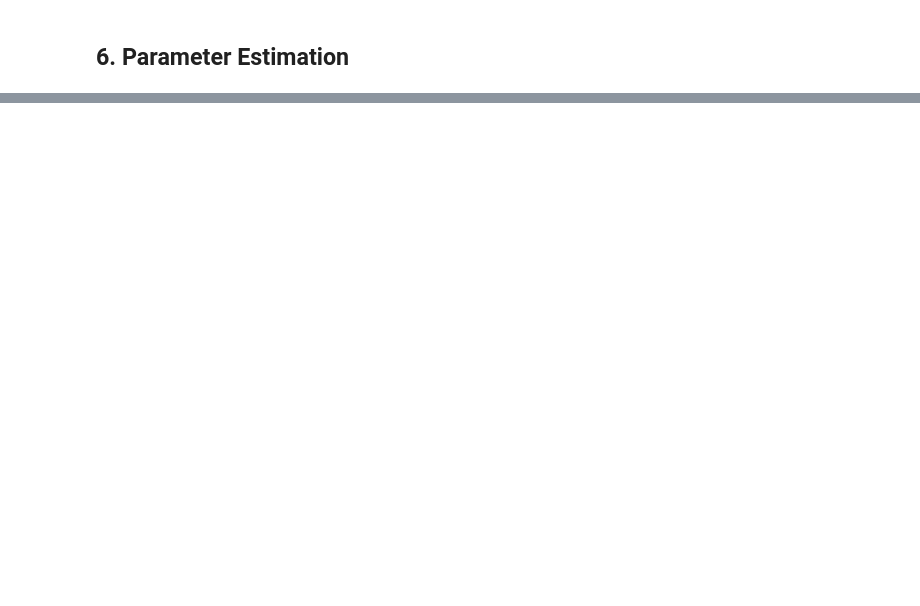
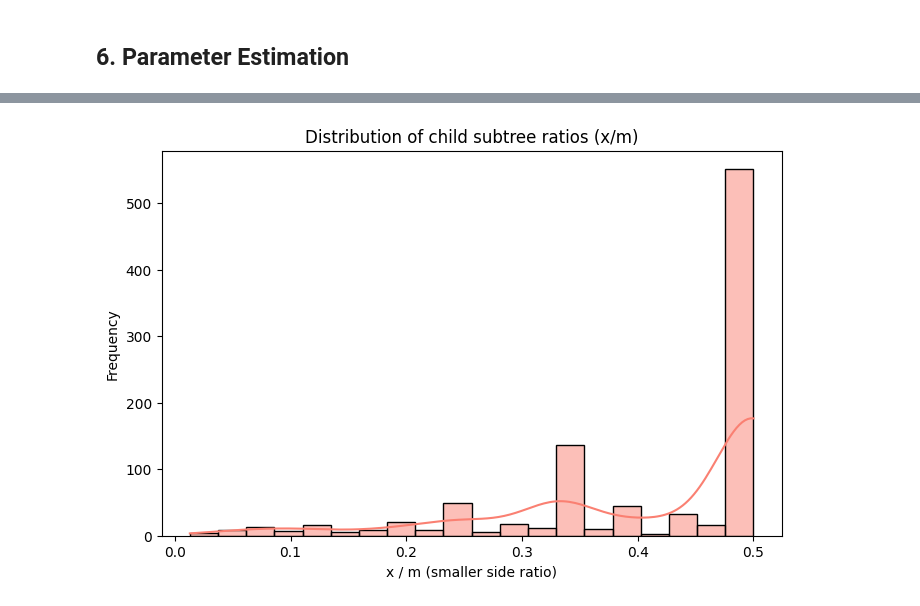
Before and after one commit to yjc-kr/Research, a Jupyter notebook: Polytomy/Codes/ipynb/Polytomy Resolver (C elegans).ipynb, the cells around one changed output, grey strips where cells are left out. Saved outputs shown, nothing was run; the diff lists cells and outputs as text; code cells hidden in the pictures; blank space fills up the shorter version.

```diff
--- a/Polytomy/Codes/ipynb/Polytomy Resolver (C elegans).ipynb
+++ b/Polytomy/Codes/ipynb/Polytomy Resolver (C elegans).ipynb
@@ -2340,0 +2318,56 @@ plt.show()
+# %%
+def resolve_polytomy(clade):
+    """Polytomy를 binary로 변환"""
+    if clade.is_terminal():
+        return
+
+    while len(clade.clades) > 2:
+        # 두 개 자식만 남기고 나머지는 새로운 내부 노드로 묶기
+        first = clade.clades.pop(0)
+        second = clade.clades.pop(0)
+        new_internal = Clade()
+        new_internal.clades = [first, second]
+        clade.clades.insert(0, new_internal)
+
+    # 재귀 적용
+    for child in clade.clades:
+        resolve_polytomy(child)
+# %%
+from Bio import Phylo
+import matplotlib.pyplot as plt
+import seaborn as sns
+
+# 트리 불러오기 (예시: Newick 파일)
+del_polytomy_tree = copy.deepcopy(copy_tree)
+resolve_polytomy(del_polytomy_tree.root)
+
+ratios = []
+
+def count_leaves(clade):
+    """재귀적으로 leaf 개수 세기"""
+    if clade.is_terminal():
+        return 1
+    return sum(count_leaves(child) for child in clade.clades)
+
+# 내부 노드 순회
+for clade in tree.find_clades(order="postorder"):
+    if not clade.is_terminal() and len(clade.clades) == 2:  # binary node만
+        left, right = clade.clades
+        left_leaves = count_leaves(left)
+        right_leaves = count_leaves(right)
+        m = left_leaves + right_leaves
+        x = min(left_leaves, right_leaves)
+        ratio = x / m
+        ratios.append(ratio)
+
+# -----------------------------
+# 분포 시각화
+# -----------------------------
+plt.figure(figsize=(8, 5))
+sns.histplot(ratios, bins=20, kde=True, color="salmon", edgecolor="black")
+plt.title("Distribution of child subtree ratios (x/m)")
+plt.xlabel("x / m (smaller side ratio)")
+plt.ylabel("Frequency")
+plt.show()
+# %% [output]
+[figure, added]
```
Also changed, not shown: parts of 4 cells of this notebook.
